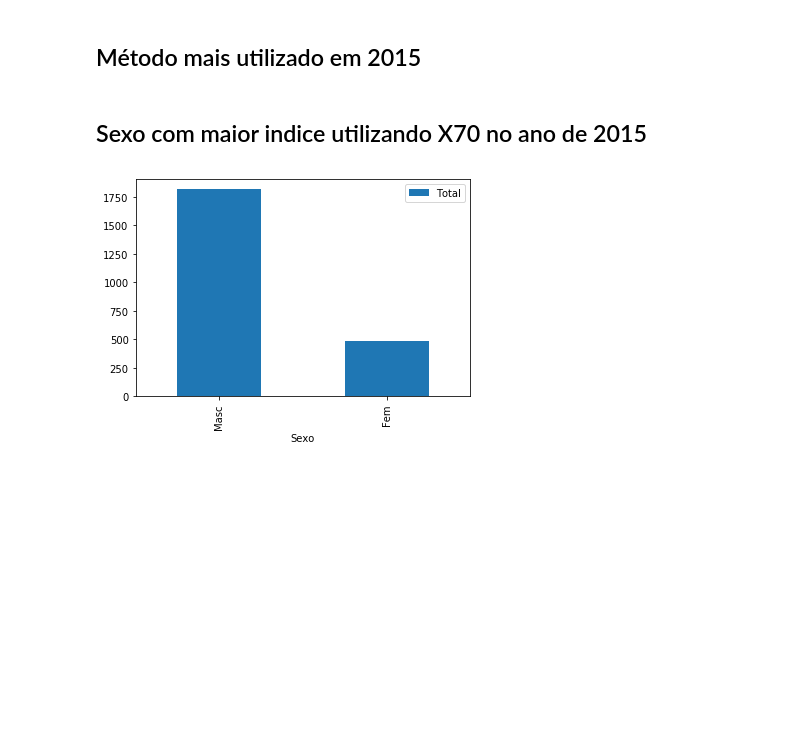
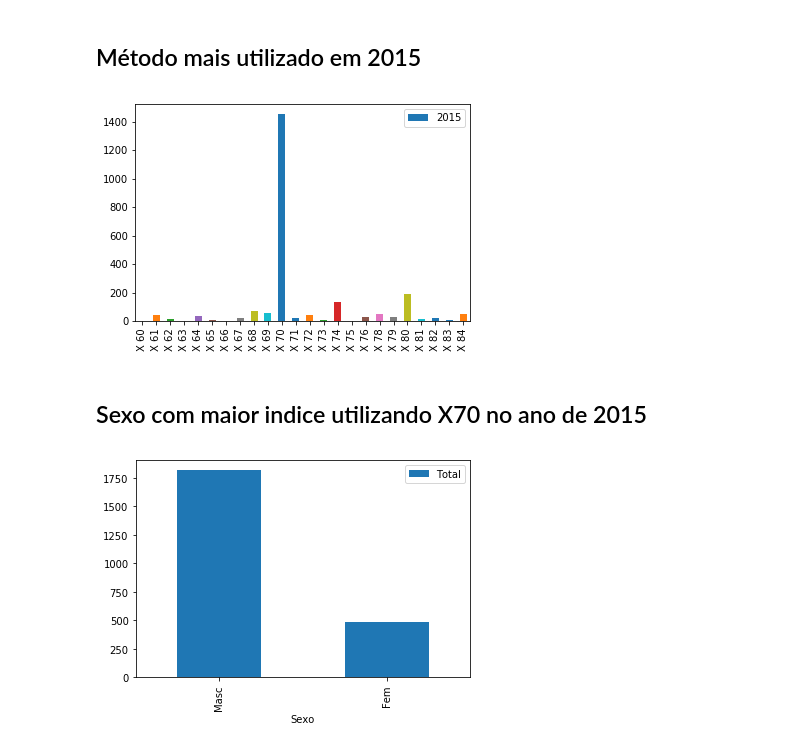
Before and after one commit to vitebo/suicide-analysis, a Jupyter notebook: src/dados.ipynb, the cells around one changed output. Cells and saved outputs as stored; diff of their text form; code cells hidden in the pictures; blank space fills up the shorter version.

```diff
--- a/src/dados.ipynb
+++ b/src/dados.ipynb
@@ -12,8 +41,12 @@ plt.show()
 # %% [markdown]
 ## Método mais utilizado em 2015
 # %%
+reload(model)
+service = model.SuicideUiService()
 service.get_most_used_method_in_2015()
 plt.show()
+# %% [output]
+[figure, added]
 # %% [markdown]
 ## Sexo com maior indice utilizando X70 no ano de 2015
 # %%
```
Also changed, not shown: parts of 6 cells of this notebook, 4 other files.
